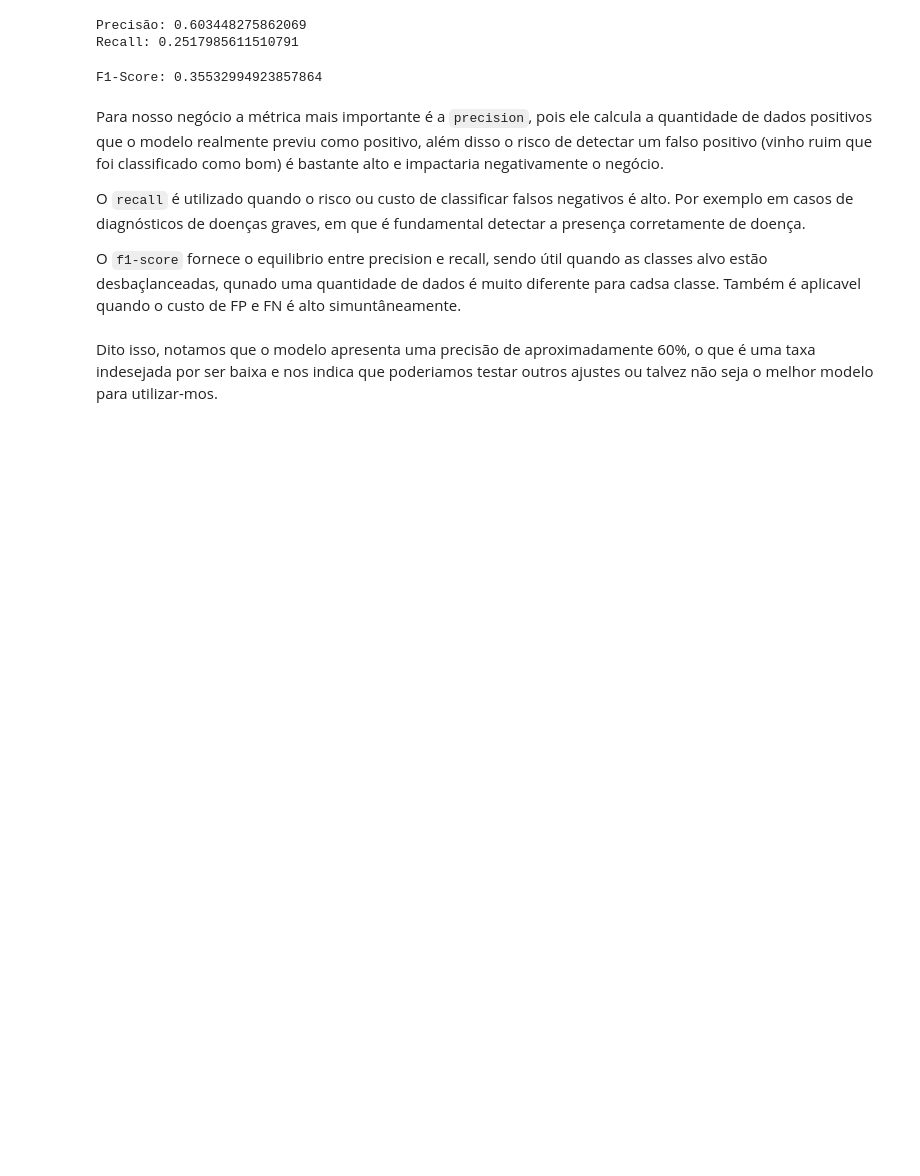
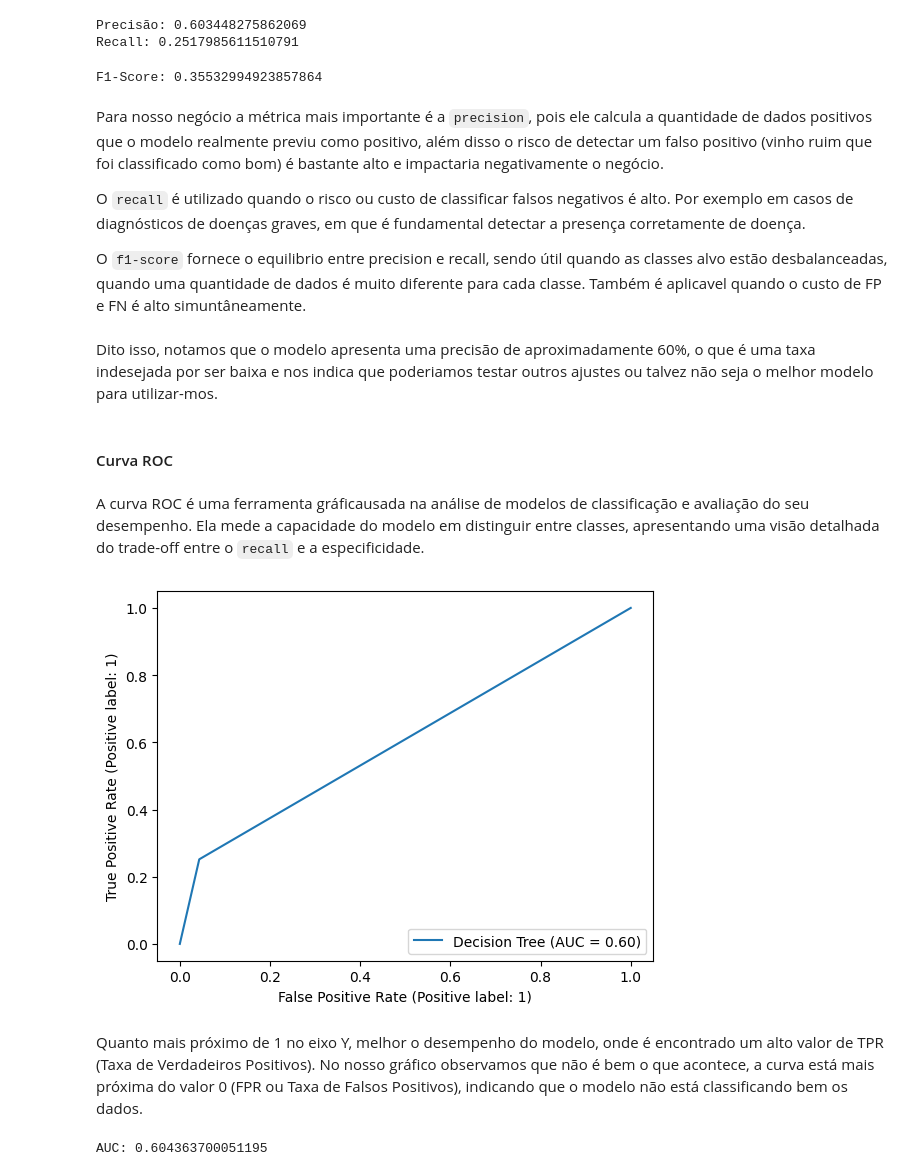
Before and after one commit to DieGod-DS/Wine_2.0, a Jupyter notebook: code/2.Modeling.ipynb, the cells around one changed output. Cells and saved outputs as stored; diff of their text form; code cells hidden in the pictures; blank space fills up the shorter version.

```diff
--- a/code/2.Modeling.ipynb
+++ b/code/2.Modeling.ipynb
@@ -188,6 +193,22 @@ Para nosso negócio a métrica mais importante é a `precision`, pois ele calcul
 
 O `recall` é utilizado quando o risco ou custo de classificar falsos negativos é alto. Por exemplo em casos de diagnósticos de doenças graves, em que é fundamental detectar a presença corretamente de doença.
 
-O `f1-score` fornece o equilibrio entre precision e recall, sendo útil quando as classes alvo estão desbaçlanceadas, qunado uma quantidade de dados é muito diferente para cadsa classe. Também é aplicavel quando o custo de FP e FN é alto simuntâneamente.
+O `f1-score` fornece o equilibrio entre precision e recall, sendo útil quando as classes alvo estão desbalanceadas, quando uma quantidade de dados é muito diferente para cada classe. Também é aplicavel quando o custo de FP e FN é alto simuntâneamente.
 # %% [markdown]
 Dito isso, notamos que o modelo apresenta uma precisão de aproximadamente 60%, o que é uma taxa indesejada por ser baixa e nos indica que poderiamos testar outros ajustes ou talvez não seja o melhor modelo para utilizar-mos.
+# %% [markdown]
+#### Curva ROC
+# %% [markdown]
+A curva ROC é uma ferramenta gráficausada na análise de modelos de classificação e avaliação do seu desempenho. Ela mede a capacidade do modelo em distinguir entre classes, apresentando uma visão detalhada do trade-off entre o `recall` e a especificidade.
+# %%
+# Exibe o gráfico da curva roc
+RocCurveDisplay.from_predictions(y_val, y_pred, name= "Decision Tree");
+# %% [output]
+[figure, added]
+# %% [markdown]
+Quanto mais próximo de 1 no eixo Y, melhor o desempenho do modelo, onde é encontrado um alto valor de TPR (Taxa de Verdadeiros Positivos). No nosso gráfico observamos que não é bem o que acontece, a curva está mais próxima do valor 0 (FPR ou Taxa de Falsos Positivos), indicando que o modelo não está classificando bem os dados.
+# %%
+# exibe AUC
+print(f'AUC: {roc_auc_score(y_val, y_pred)}')
+# %% [output]
+AUC: 0.604363700051195
```
Also changed, not shown: parts of 16 cells of this notebook.
